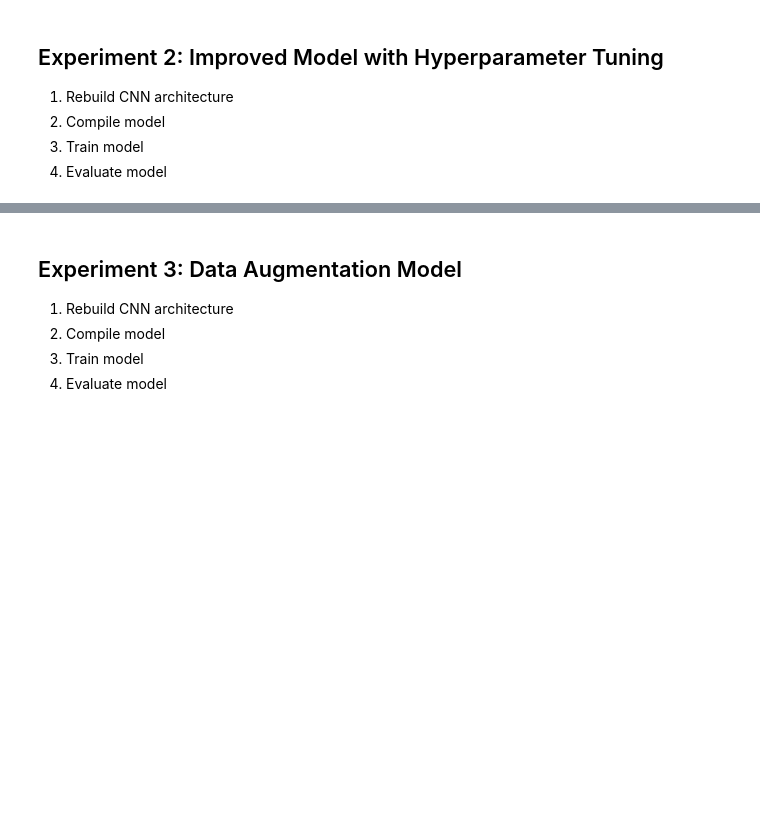
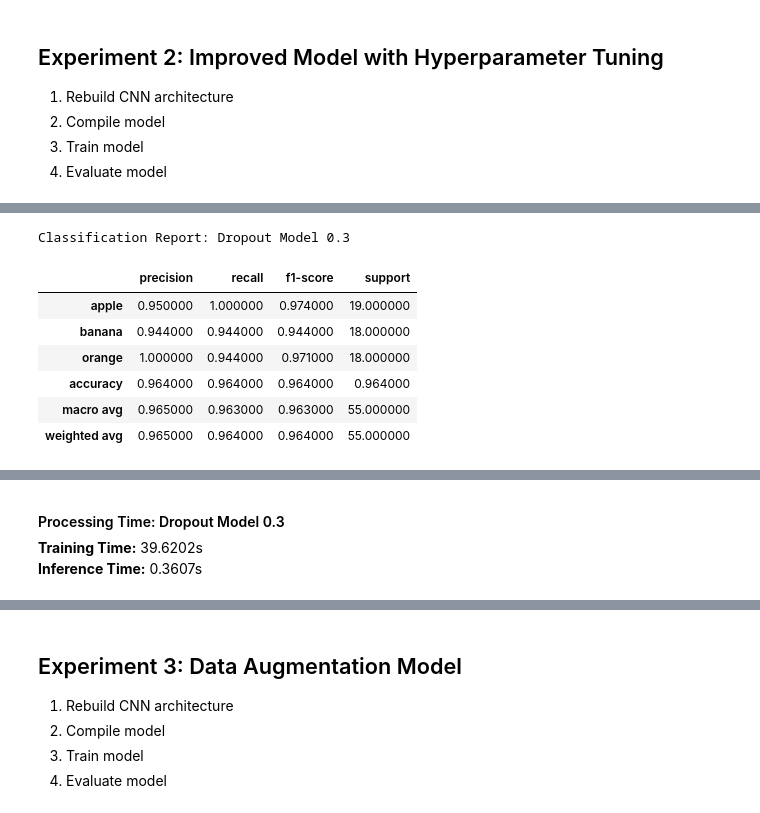
Before and after one commit to kwokhue80/ml_ca, a Jupyter notebook: src/g3_cnn_fruit_classifier_v0.9.ipynb, the cells around one changed output, grey strips where cells are left out. Saved outputs shown, nothing was run; the diff lists cells and outputs as text; code cells hidden in the pictures; blank space fills up the shorter version.

```diff
--- a/src/g3_cnn_fruit_classifier_v0.9.ipynb
+++ b/src/g3_cnn_fruit_classifier_v0.9.ipynb
@@ -979,0 +1090,12 @@ Inference Time: 1.7362s
+# %%
+# ========================================================== #
+# 12. Compile and Train Model with Dropout at 0.3
+# ========================================================== #
+
+dropout_model_03 = build_model(0.3, False)
+compile_model(dropout_model_03, 0.001)
+
+# Model summary
+dropout_model_03.summary()
+
+dropout_history_03 = train_model('dropout03', dropout_model_03, 20)
@@ -979,0 +1186,32 @@ Inference Time: 1.7362s
+# %%
+# ========================================================== #
+# 14. Evaluate Model with Dropout layer at 0.3
+# ========================================================== #
+
+# Get predictions for model
+y_true, y_pred, = get_predictions("dropout03", dropout_model_03)
+
+# Build evaluation result
+dropout_result_03 = build_result(
+    "Dropout Model 0.3",
+    dropout_history_03,
+    y_true,
+    y_pred,
+)
+
+# Generate and render Accuracy and Loss Report
+test_loss, test_accuracy = dropout_model_03.evaluate(test_loader, verbose = 0)
+dropout_accuracy_loss_report_03 = render_accuracy_loss_report("Dropout Model 0.3", dropout_history_03, test_loss, test_accuracy)
+
+# Generate and render Classification Report from result
+dropout_class_report_03 = render_classification_report(dropout_result_03)
+
+# Generate and render Confusion Matrix
+dropout_confusion_matrix_03 = render_confusion_matrix(dropout_result_03)
+
+# Render processing time
+dropout_processing_time_03 = render_processing_time(dropout_result_03, processing_times['dropout03_training_time'], processing_times['dropout03_inference_time'])
+
+# Display evaluation results
+display_evaluation_results(dropout_accuracy_loss_report_03, dropout_class_report_03, dropout_confusion_matrix_03, dropout_processing_time_03)
+# %% [output]
@@ -979,0 +1219,8 @@ Inference Time: 1.7362s
+Classification Report: Dropout Model 0.3
+|  | precision | recall | f1-score | support |
+| apple | 0.950000 | 1.000000 | 0.974000 | 19.000000 |
+| banana | 0.944000 | 0.944000 | 0.944000 | 18.000000 |
+| orange | 1.000000 | 0.944000 | 0.971000 | 18.000000 |
+| accuracy | 0.964000 | 0.964000 | 0.964000 | 0.964000 |
+| macro avg | 0.965000 | 0.963000 | 0.963000 | 55.000000 |
+| weighted avg | 0.965000 | 0.964000 | 0.964000 | 55.000000 |
@@ -979,0 +1228,3 @@ Inference Time: 1.7362s
+Processing Time: Dropout Model 0.3
+Training Time: 39.6202s
+Inference Time: 0.3607s
```
Also changed, not shown: parts of 16 cells of this notebook, 13 other files.
